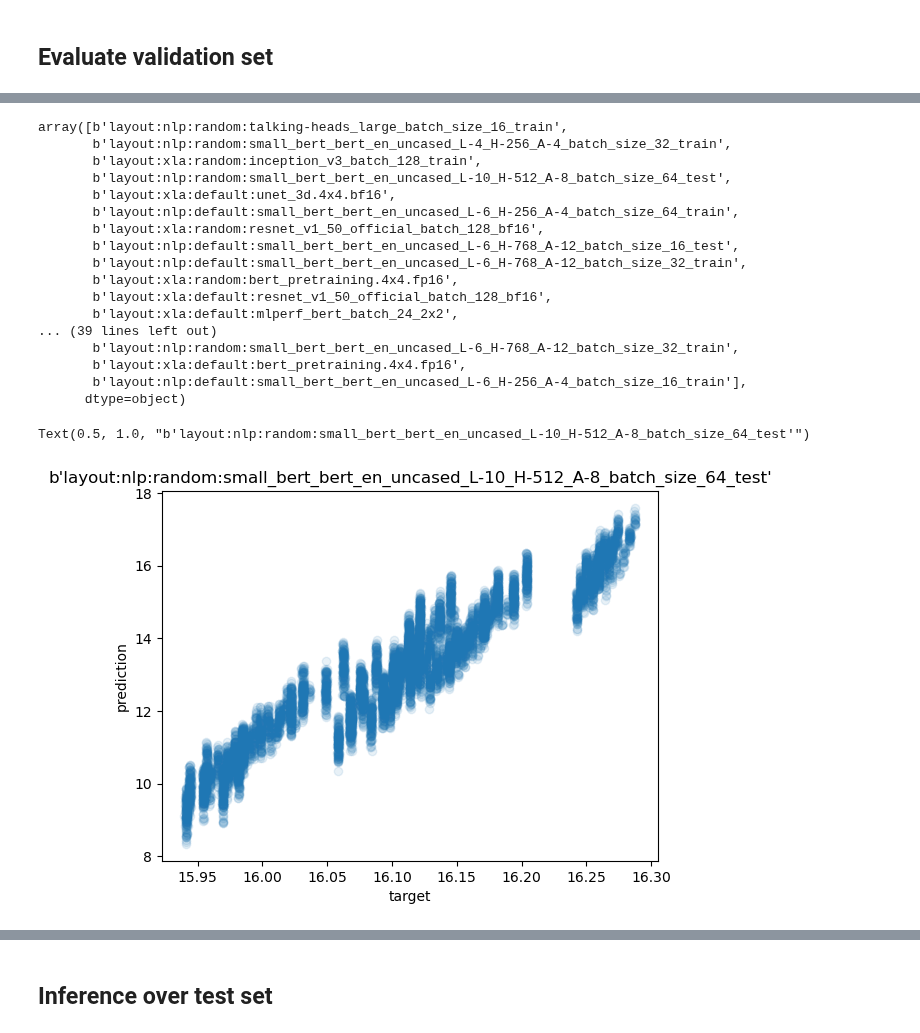
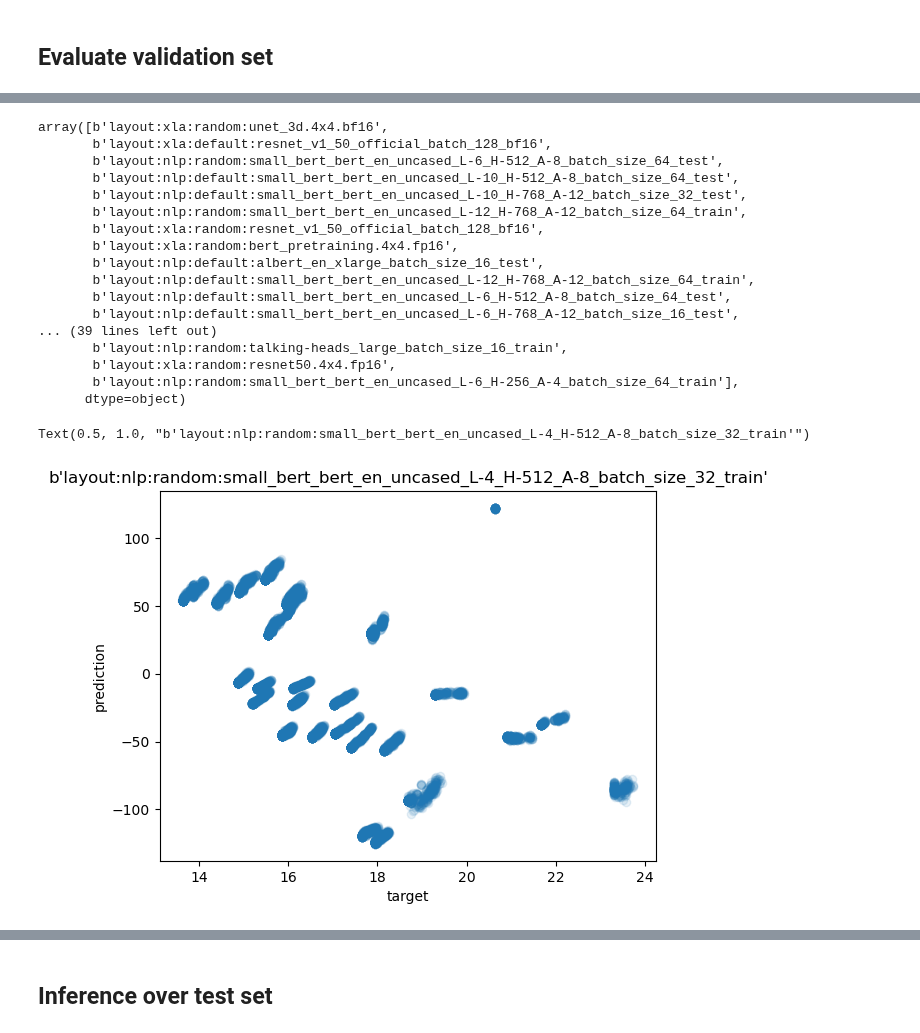
Before and after one commit to ignacioreyes/kaggle_model_runtime, a Jupyter notebook: train_layout.ipynb, the cells around one changed output, grey strips where cells are left out. Saved outputs shown, nothing was run; the diff lists cells and outputs as text; code cells hidden in the pictures.

```diff
--- a/train_layout.ipynb
+++ b/train_layout.ipynb
@@ -16,5 +13,5 @@ To enable the following instructions: AVX2 FMA, in other operations, rebuild Ten
 # %%
-batch_size = 32
+batch_size = 64
 dataset = LayoutDataset(
     batch_size, train_sample_fraction=1.0,
     subset=None, build_tfrecords=False)
@@ -123,44 +122,44 @@ plt.hist(val_df['prediction'], bins=50);
 # %%
 val_df.ID.unique()
 # %% [output]
-array([b'layout:nlp:random:talking-heads_large_batch_size_16_train',
-       b'layout:nlp:random:small_bert_bert_en_uncased_L-4_H-256_A-4_batch_size_32_train',
-       b'layout:xla:random:inception_v3_batch_128_train',
-       b'layout:nlp:random:small_bert_bert_en_uncased_L-10_H-512_A-8_batch_size_64_test',
-       b'layout:xla:default:unet_3d.4x4.bf16',
-       b'layout:nlp:default:small_bert_bert_en_uncased_L-6_H-256_A-4_batch_size_64_train',
+array([b'layout:xla:random:unet_3d.4x4.bf16',
+       b'layout:xla:default:resnet_v1_50_official_batch_128_bf16',
+       b'layout:nlp:random:small_bert_bert_en_uncased_L-6_H-512_A-8_batch_size_64_test',
+       b'layout:nlp:default:small_bert_bert_en_uncased_L-10_H-512_A-8_batch_size_64_test',
+       b'layout:nlp:default:small_bert_bert_en_uncased_L-10_H-768_A-12_batch_size_32_test',
+       b'layout:nlp:random:small_bert_bert_en_uncased_L-12_H-768_A-12_batch_size_64_train',
        b'layout:xla:random:resnet_v1_50_official_batch_128_bf16',
+       b'layout:xla:random:bert_pretraining.4x4.fp16',
+       b'layout:nlp:default:albert_en_xlarge_batch_size_16_test',
+       b'layout:nlp:default:small_bert_bert_en_uncased_L-12_H-768_A-12_batch_size_64_train',
+       b'layout:nlp:default:small_bert_bert_en_uncased_L-6_H-512_A-8_batch_size_64_test',
        b'layout:nlp:default:small_bert_bert_en_uncased_L-6_H-768_A-12_batch_size_16_test',
-       b'layout:nlp:default:small_bert_bert_en_uncased_L-6_H-768_A-12_batch_size_32_train',
-       b'layout:xla:random:bert_pretraining.4x4.fp16',
-       b'layout:xla:default:resnet_v1_50_official_batch_128_bf16',
-       b'layout:xla:default:mlperf_bert_batch_24_2x2',
 ... (39 lines left out)
-       b'layout:nlp:random:small_bert_bert_en_uncased_L-6_H-768_A-12_batch_size_32_train',
-       b'layout:xla:default:bert_pretraining.4x4.fp16',
-       b'layout:nlp:default:small_bert_bert_en_uncased_L-6_H-256_A-4_batch_size_16_train'],
+       b'layout:nlp:random:talking-heads_large_batch_size_16_train',
+       b'layout:xla:random:resnet50.4x4.fp16',
+       b'layout:nlp:random:small_bert_bert_en_uncased_L-6_H-256_A-4_batch_size_64_train'],
       dtype=object)
 # %%
 x_lin = np.linspace(15, 25, 100)
 #plt.plot(x_lin, x_lin, color='orange')
 
-# random_sample = val_df.sample(10_000)
+random_sample = val_df.sample(10_000)
 graph_id = np.random.choice(val_df['ID'].unique())
-random_sample = val_df[val_df['ID'] == graph_id]
+#random_sample = val_df[val_df['ID'] == graph_id]
 
 plt.scatter(
     random_sample.target,
     np.clip(random_sample.prediction, a_min=-10000.0, a_max=1000.0),
     alpha=0.1,
     #c=random_sample['ID'].apply(lambda x: x.decode('UTF-8').split(':')[1] == 'xla').values.astype(float)
 )
 plt.xlabel('target')
 plt.ylabel('prediction')
 plt.title(graph_id)
 #plt.colorbar()
 # %% [output]
-Text(0.5, 1.0, "b'layout:nlp:random:small_bert_bert_en_uncased_L-10_H-512_A-8_batch_size_64_test'")
+Text(0.5, 1.0, "b'layout:nlp:random:small_bert_bert_en_uncased_L-4_H-512_A-8_batch_size_32_train'")
-[figure, old version]
+[figure, new version]
 # %%
 random_sample = val_df.sample(5_000)
 
```
Also changed, not shown: parts of 14 cells of this notebook, 2 other files.
